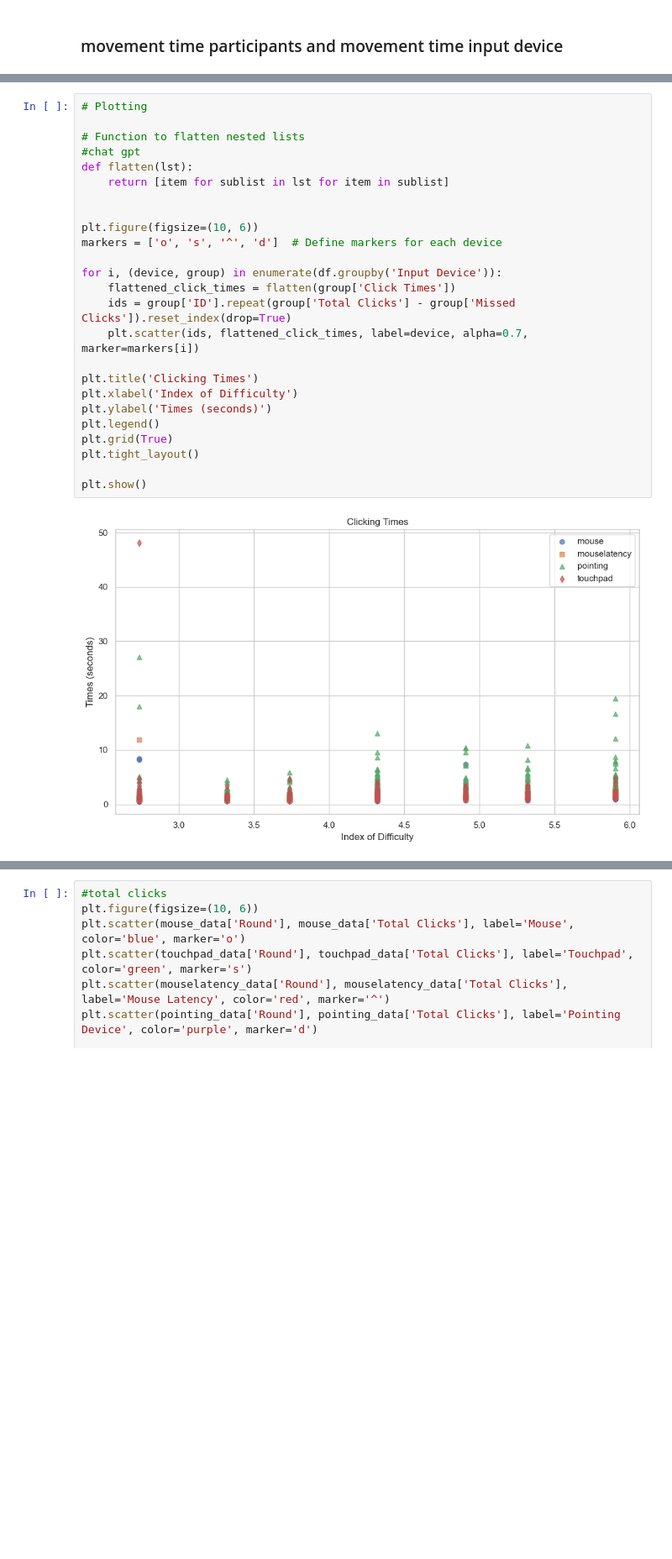
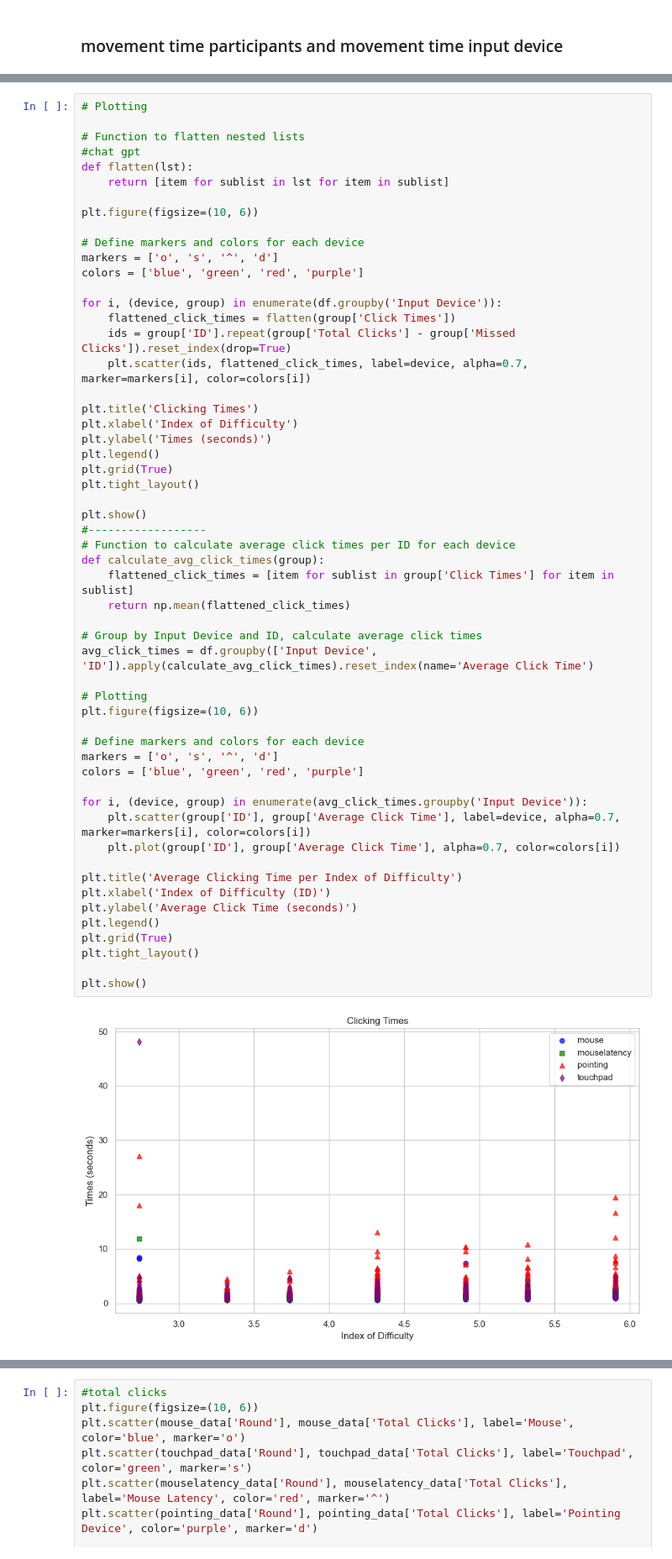
Before and after one commit to ITT-24/assignment-07-pointing-the-motion-masters, a Jupyter notebook: evaluation.ipynb, the cells around one changed output, grey strips where cells are left out. Shown: that part at 84% size. Saved outputs shown, nothing was run; the diff lists cells and outputs as text; blank space fills up the shorter version.

```diff
--- a/evaluation.ipynb
+++ b/evaluation.ipynb
@@ -150,27 +150,57 @@ plot_average_accuracy(avg_accuracy)
 # %%
 # Plotting
 
 # Function to flatten nested lists
 #chat gpt
 def flatten(lst):
     return [item for sublist in lst for item in sublist]
 
+plt.figure(figsize=(10, 6))
 
-plt.figure(figsize=(10, 6))
-markers = ['o', 's', '^', 'd']  # Define markers for each device
+# Define markers and colors for each device
+markers = ['o', 's', '^', 'd']
+colors = ['blue', 'green', 'red', 'purple']
 
 for i, (device, group) in enumerate(df.groupby('Input Device')):
     flattened_click_times = flatten(group['Click Times'])
     ids = group['ID'].repeat(group['Total Clicks'] - group['Missed Clicks']).reset_index(drop=True)
-    plt.scatter(ids, flattened_click_times, label=device, alpha=0.7, marker=markers[i])
+    plt.scatter(ids, flattened_click_times, label=device, alpha=0.7, marker=markers[i], color=colors[i])
 
 plt.title('Clicking Times')
 plt.xlabel('Index of Difficulty')
 plt.ylabel('Times (seconds)')
 plt.legend()
 plt.grid(True)
 plt.tight_layout()
 
 plt.show()
+#------------------
+# Function to calculate average click times per ID for each device
+def calculate_avg_click_times(group):
+    flattened_click_times = [item for sublist in group['Click Times'] for item in sublist]
+    return np.mean(flattened_click_times)
+
+# Group by Input Device and ID, calculate average click times
+avg_click_times = df.groupby(['Input Device', 'ID']).apply(calculate_avg_click_times).reset_index(name='Average Click Time')
+
+# Plotting
+plt.figure(figsize=(10, 6))
+
+# Define markers and colors for each device
+markers = ['o', 's', '^', 'd']
+colors = ['blue', 'green', 'red', 'purple']
+
+for i, (device, group) in enumerate(avg_click_times.groupby('Input Device')):
+    plt.scatter(group['ID'], group['Average Click Time'], label=device, alpha=0.7, marker=markers[i], color=colors[i])
+    plt.plot(group['ID'], group['Average Click Time'], alpha=0.7, color=colors[i])
+
+plt.title('Average Clicking Time per Index of Difficulty')
+plt.xlabel('Index of Difficulty (ID)')
+plt.ylabel('Average Click Time (seconds)')
+plt.legend()
+plt.grid(True)
+plt.tight_layout()
+
+plt.show()
 # %% [output]
-[figure, old version]
+[figure, new version]
```
Also changed, not shown: parts of 2 cells of this notebook.
